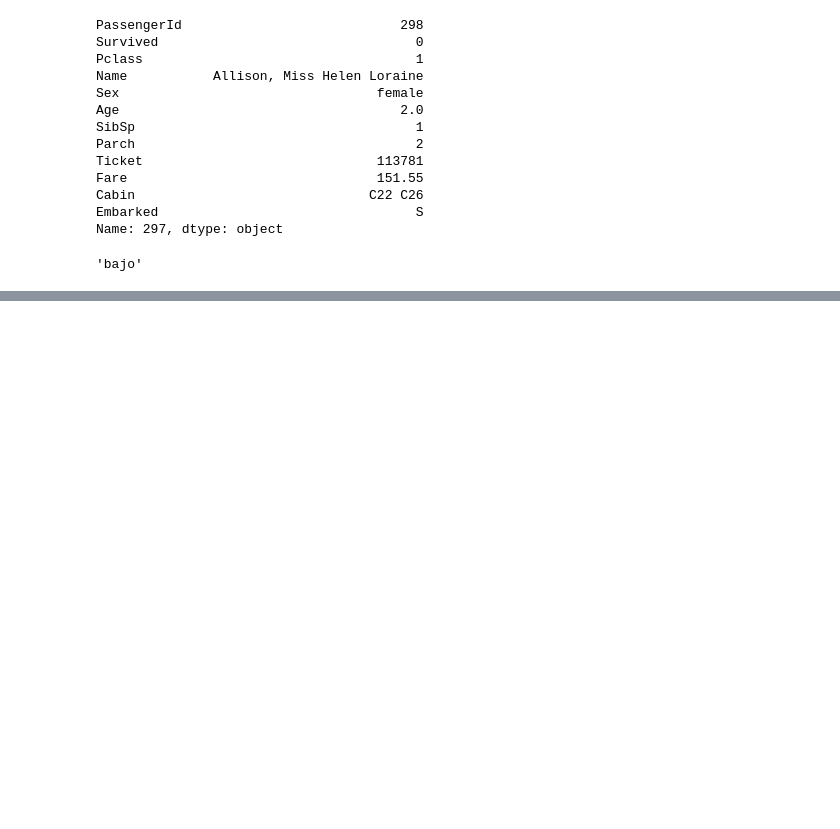
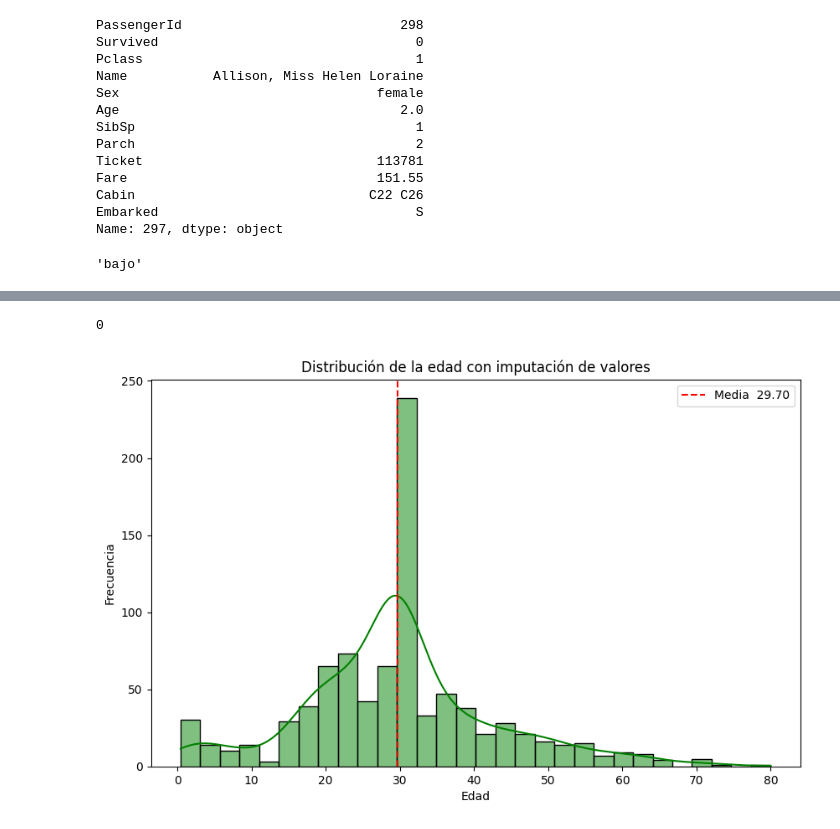
Before and after one commit to dileofrancoj/ws-python, a Jupyter notebook: clase-04.ipynb, the cells around one changed output, grey strips where cells are left out. Cells and saved outputs as stored; diff of their text form; code cells hidden in the pictures; blank space fills up the shorter version.

```diff
--- a/clase-04.ipynb
+++ b/clase-04.ipynb
@@ -381,0 +598,11 @@ df[(df["Age"] <= 15) & (df["Pclass"] == 1)]
+# %%
+df['age'] = df['Age'].fillna(df['Age'].mean()) # en caso que el valor sea nulo lo reemplaza por la media de la variable edad
+# %%
+df['Fare'] = df['Fare'].fillna(df['Fare'].median())
+# %%
+df['age'].isnull().sum()
+# %% [output]
+0
+# %%
+mean_age = df['age'].mean()
+median_age = df['age'].median()
@@ -381,0 +612,11 @@ df[(df["Age"] <= 15) & (df["Pclass"] == 1)]
+# %%
+plt.figure(figsize=(10,6))
+sns.histplot(x=df['age'], kde=True, color='green')
+plt.axvline(mean_age, color='red', linestyle='--', label=f'Media {mean_age: .2f}')
+plt.title('Distribución de la edad con imputación de valores')
+plt.xlabel('Edad')
+plt.ylabel('Frecuencia')
+plt.legend()
+plt.show()
+# %% [output]
+[figure, added]
```
Also changed, not shown: parts of 50 cells of this notebook.
